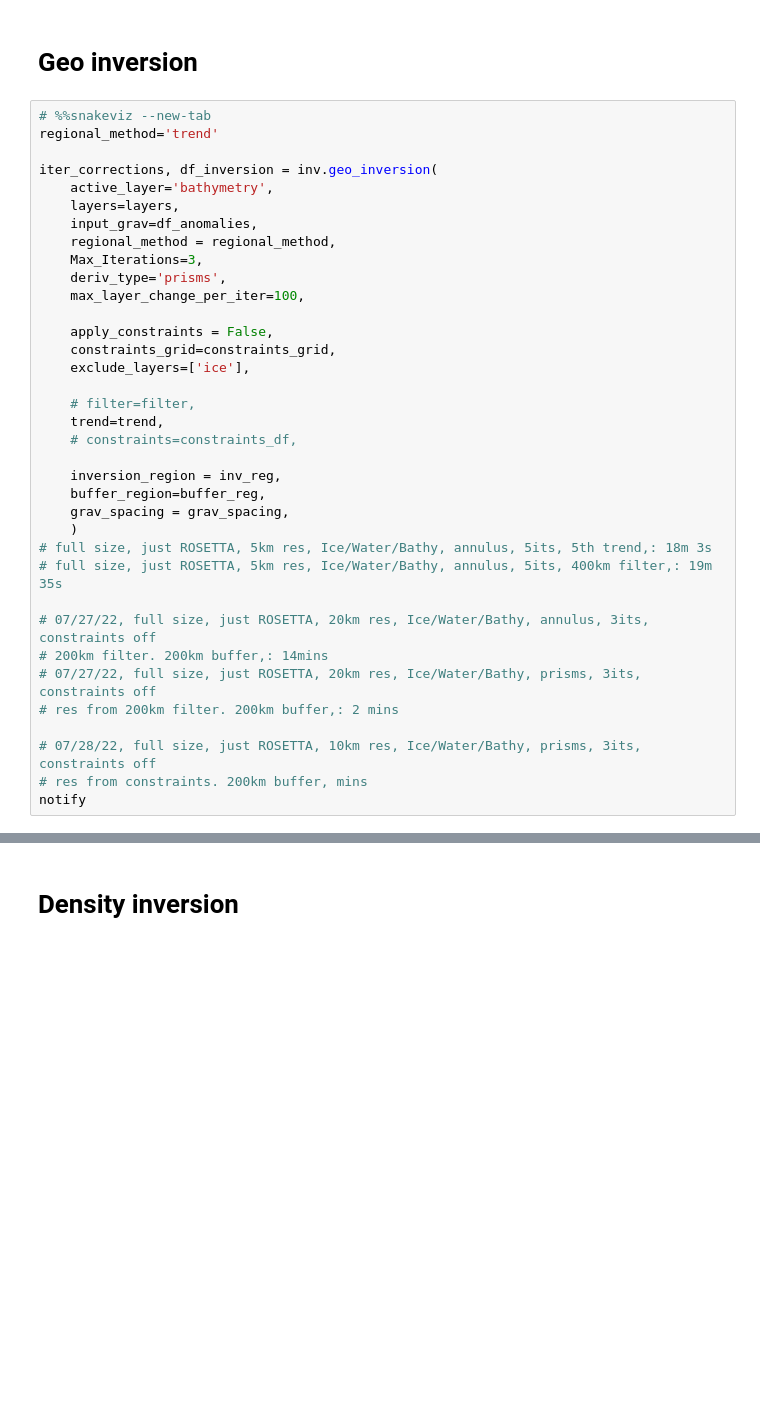
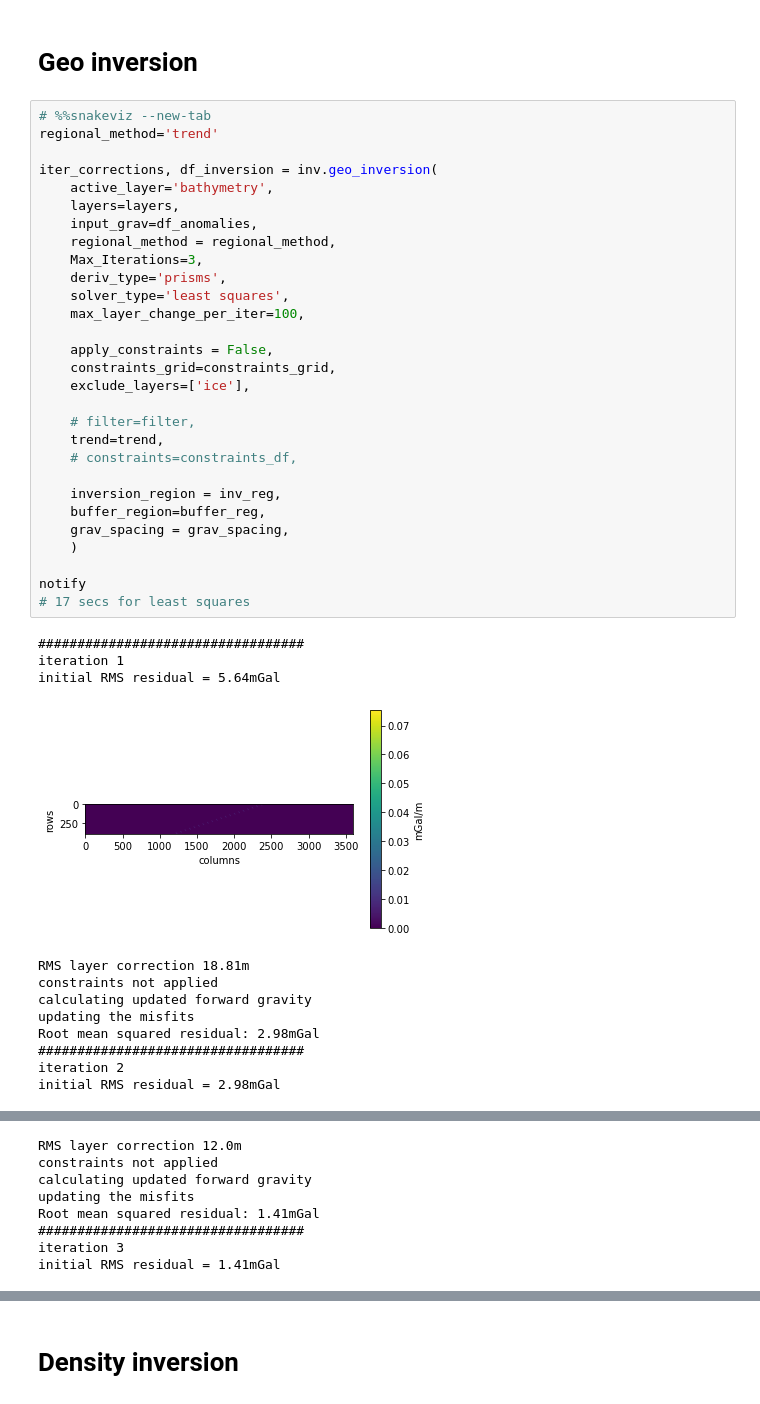
Before and after one commit to mdtanker/RIS_gravity_inversion, a Jupyter notebook: RIS_inversion.ipynb, the cells around one changed output, grey strips where cells are left out. Cells and saved outputs as stored; diff of their text form; blank space fills up the shorter version.

Commit message:
added solver function and updated readme todo list

```diff
--- a/RIS_inversion.ipynb
+++ b/RIS_inversion.ipynb
@@ -204,36 +267,42 @@ df_anomalies.describe()
 # %%
 # %%snakeviz --new-tab
 regional_method='trend'
 
 iter_corrections, df_inversion = inv.geo_inversion(
     active_layer='bathymetry',
     layers=layers,
     input_grav=df_anomalies,
     regional_method = regional_method,
     Max_Iterations=3,
     deriv_type='prisms',
+    solver_type='least squares',
     max_layer_change_per_iter=100,
 
     apply_constraints = False,
     constraints_grid=constraints_grid,
     exclude_layers=['ice'],
 
     # filter=filter,
     trend=trend,
     # constraints=constraints_df,
 
     inversion_region = inv_reg,
     buffer_region=buffer_reg,
     grav_spacing = grav_spacing,
     )
-# full size, just ROSETTA, 5km res, Ice/Water/Bathy, annulus, 5its, 5th trend,: 18m 3s
-# full size, just ROSETTA, 5km res, Ice/Water/Bathy, annulus, 5its, 400km filter,: 19m 35s
 
-# 07/27/22, full size, just ROSETTA, 20km res, Ice/Water/Bathy, annulus, 3its, constraints off
-# 200km filter. 200km buffer,: 14mins
-# 07/27/22, full size, just ROSETTA, 20km res, Ice/Water/Bathy, prisms, 3its, constraints off
-# res from 200km filter. 200km buffer,: 2 mins
-
-# 07/28/22, full size, just ROSETTA, 10km res, Ice/Water/Bathy, prisms, 3its, constraints off
-# res from constraints. 200km buffer, mins
 notify
+# 17 secs for least squares
+# %% [output]
+##################################
+iteration 1
+initial RMS residual = 5.64mGal
+[figure, added]
+RMS layer correction 18.81m
+constraints not applied
+calculating updated forward gravity
+updating the misfits
+Root mean squared residual: 2.98mGal
+##################################
+iteration 2
+initial RMS residual = 2.98mGal
@@ -239,0 +310,8 @@ notify
+RMS layer correction 12.0m
+constraints not applied
+calculating updated forward gravity
+updating the misfits
+Root mean squared residual: 1.41mGal
+##################################
+iteration 3
+initial RMS residual = 1.41mGal
```
Also changed, not shown: parts of 9 cells of this notebook, 2 other files.
